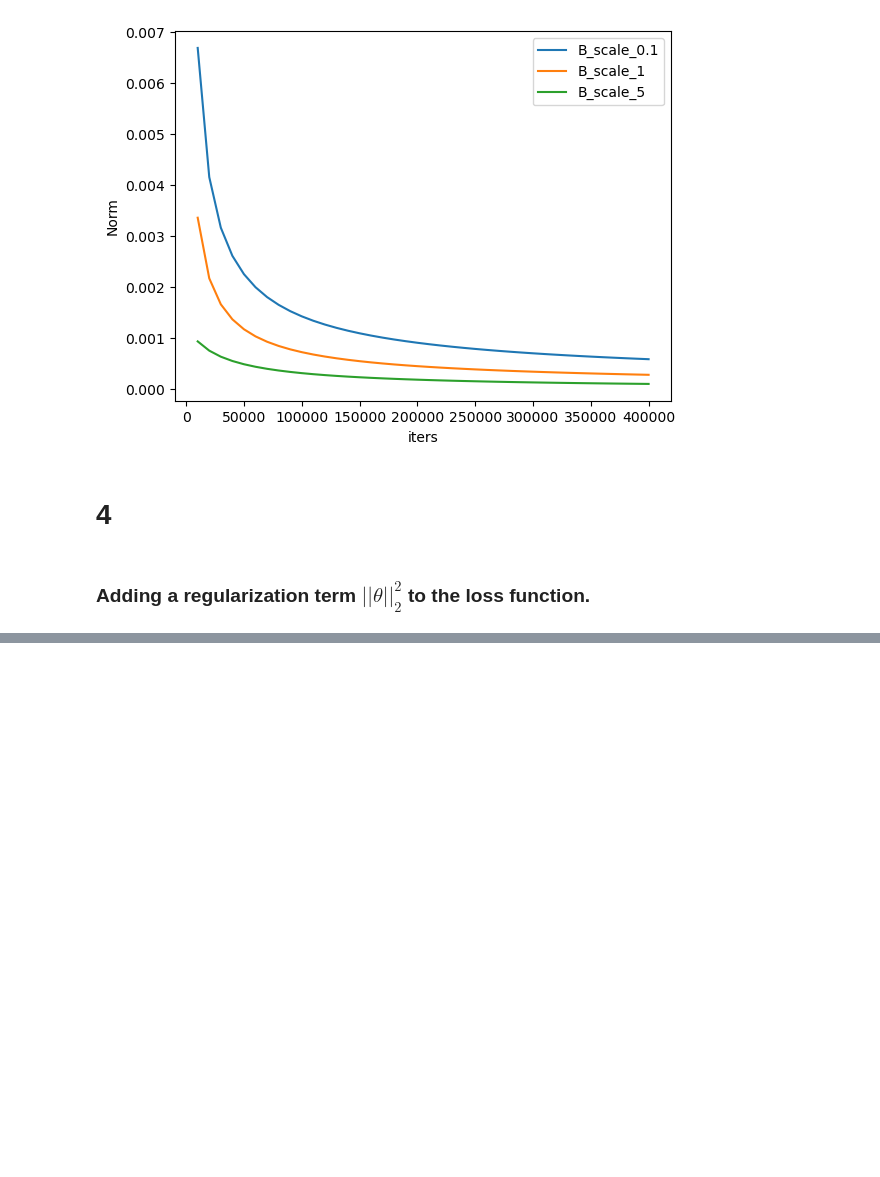
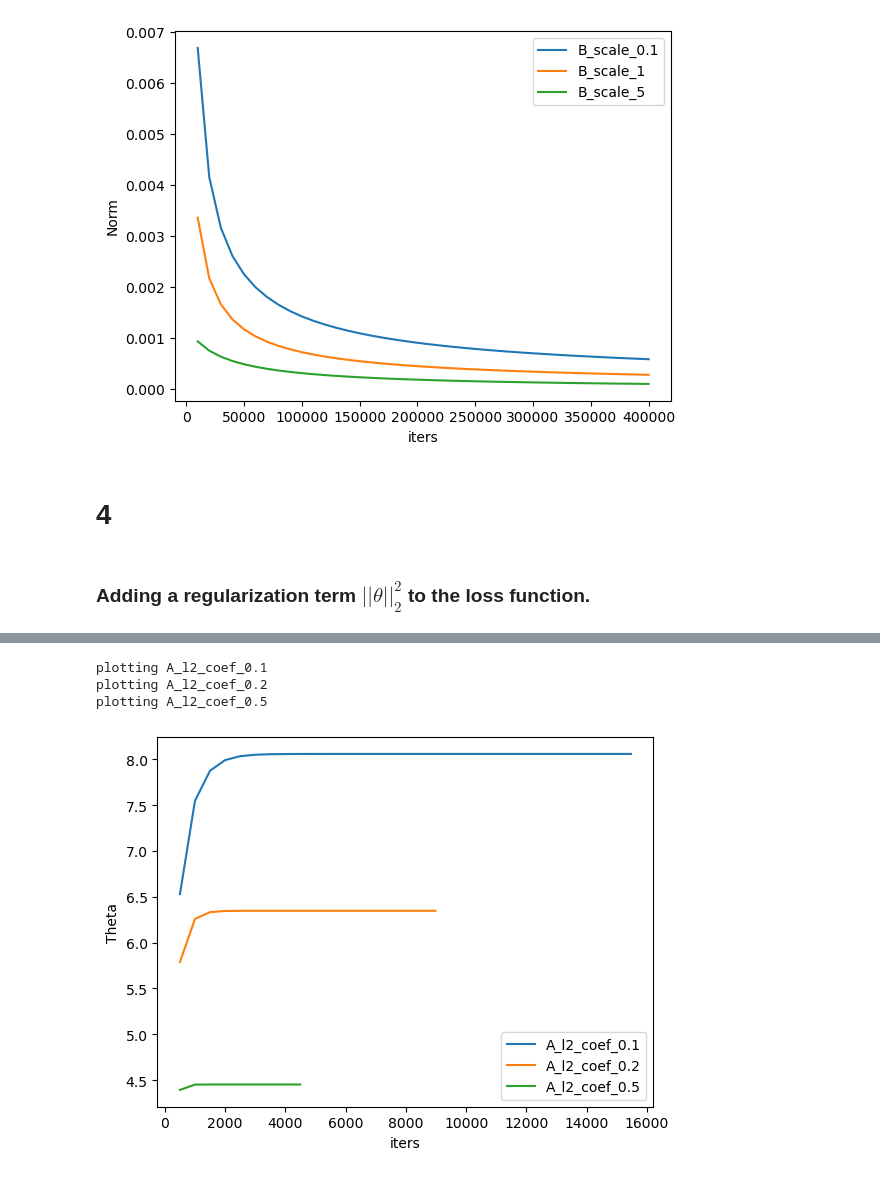
Before and after one commit to maxim5/cs229-2018-autumn, a Jupyter notebook: problem-sets/PS2/MHA's notebooks/PS2_P1.ipynb, the cells around one changed output, grey strips where cells are left out. Drawn from its saved outputs; the diff is of its cells as text; code cells hidden in the pictures; blank space fills up the shorter version.

```diff
--- a/problem-sets/PS2/MHA's notebooks/PS2_P1.ipynb
+++ b/problem-sets/PS2/MHA's notebooks/PS2_P1.ipynb
@@ -152,8 +154,8 @@ def train(learning_rates):
     ys = {"A": [], "B": []}
     for lr in learning_rates:
         print(f"training for learning rate: {lr}")
-        _, _, norms_a = logistic_regression_modified(Xa, Ya, learning_rate=lr)
-        _, _, norms_b = logistic_regression_modified(Xb, Yb, learning_rate=lr)
+        _, _, norms_a, _ = logistic_regression_modified(Xa, Ya, learning_rate=lr)
+        _, _, norms_b, _ = logistic_regression_modified(Xb, Yb, learning_rate=lr)
         ys["A"].append(norms_a[:, 1])
         ys["B"].append(norms_b[:, 1])
         labels["A"].append(f"A_lr_{lr}")
@@ -196,8 +200,8 @@ Both datasets converge quickly because the early stopping criteria evaluates the
 decay=lambda t, lr: lr*(1/t**2)
 
 # original learning rate
-_, _, norms_a = logistic_regression_modified(Xa, Ya, learning_rate=10, decay=decay)
-_, _, norms_b = logistic_regression_modified(Xb, Yb, learning_rate=10, decay=decay)
+_, _, norms_a, _ = logistic_regression_modified(Xa, Ya, learning_rate=10, decay=decay)
+_, _, norms_b, _ = logistic_regression_modified(Xb, Yb, learning_rate=10, decay=decay)
 # %% [output]
 Converged in 11 iterations
 Converged in 11 iterations
@@ -229,8 +235,8 @@ def train(scales):
     ys = {"A": [], "B": []}
     for scale in scales:
         print(f"training for scale: {scale}")
-        _, _, norms_a = logistic_regression_modified(scale*Xa, Ya)
-        _, _, norms_b = logistic_regression_modified(scale*Xb, Yb)
+        _, _, norms_a, _ = logistic_regression_modified(scale*Xa, Ya)
+        _, _, norms_b, _ = logistic_regression_modified(scale*Xb, Yb)
         ys["A"].append(norms_a[:, 1])
         ys["B"].append(norms_b[:, 1])
         labels["A"].append(f"A_scale_{scale}")
@@ -268,0 +301,28 @@ plotting B_scale_5
+# %%
+# (4)
+def train(l2_coefs):
+    labels = defaultdict(list)
+    ys = {"norms": defaultdict(list), "grads": defaultdict(list), "thetas": defaultdict(list), "losses": defaultdict(list)}
+    for c in l2_coefs:
+        print(f"training for l2_coef: {c}")
+        grads_a, thetas_a, norms_a, losses_a = logistic_regression_modified(Xa, Ya, max_iters=max_iters, learning_rate=1,
+                                                                            log_step=log_step, l2_reg_coef=c)
+        grads_b, thetas_b, norms_b, losses_b = logistic_regression_modified(Xb, Yb, max_iters=max_iters, learning_rate=1,
+                                                                            log_step=log_step, l2_reg_coef=c)
+        ys["norms"]["A"].append(norms_a[:, 1])
+        ys["norms"]["B"].append(norms_b[:, 1])
+
+        ys["grads"]["A"].append(grads_a[:, 1])
+        ys["grads"]["B"].append(grads_b[:, 1])
+
+        ys["thetas"]["A"].append(thetas_a[:, 1])
+        ys["thetas"]["B"].append(thetas_b[:, 1])
+
+        ys["losses"]["A"].append(losses_a[:, 1])
+        ys["losses"]["B"].append(losses_b[:, 1])
+
+        labels["A"].append(f"A_l2_coef_{c}")
+        labels["B"].append(f"B_l2_coef_{c}")
+    return ys, labels
+
+ys, labels = train([0.1, 0.2, 0.5])
@@ -268,0 +339,7 @@ plotting B_scale_5
+# %%
+util.plot_lines(iters, ys = ys["thetas"]["A"], x_label='iters', y_label='Theta', labels = labels["A"])
+# %% [output]
+plotting A_l2_coef_0.1
+plotting A_l2_coef_0.2
+plotting A_l2_coef_0.5
+[figure, added]
```
Also changed, not shown: parts of 35 cells of this notebook, 1 other file.
